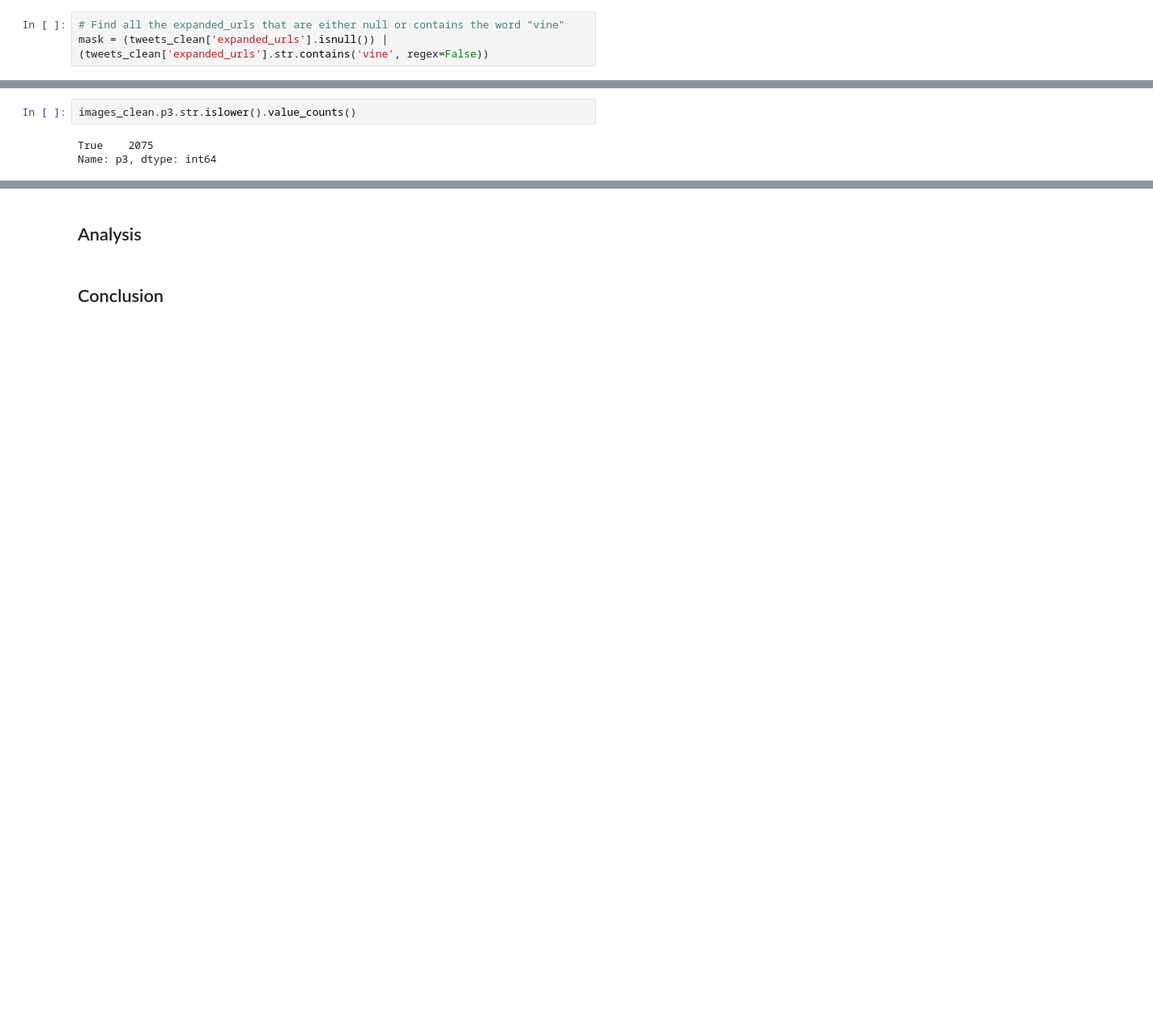
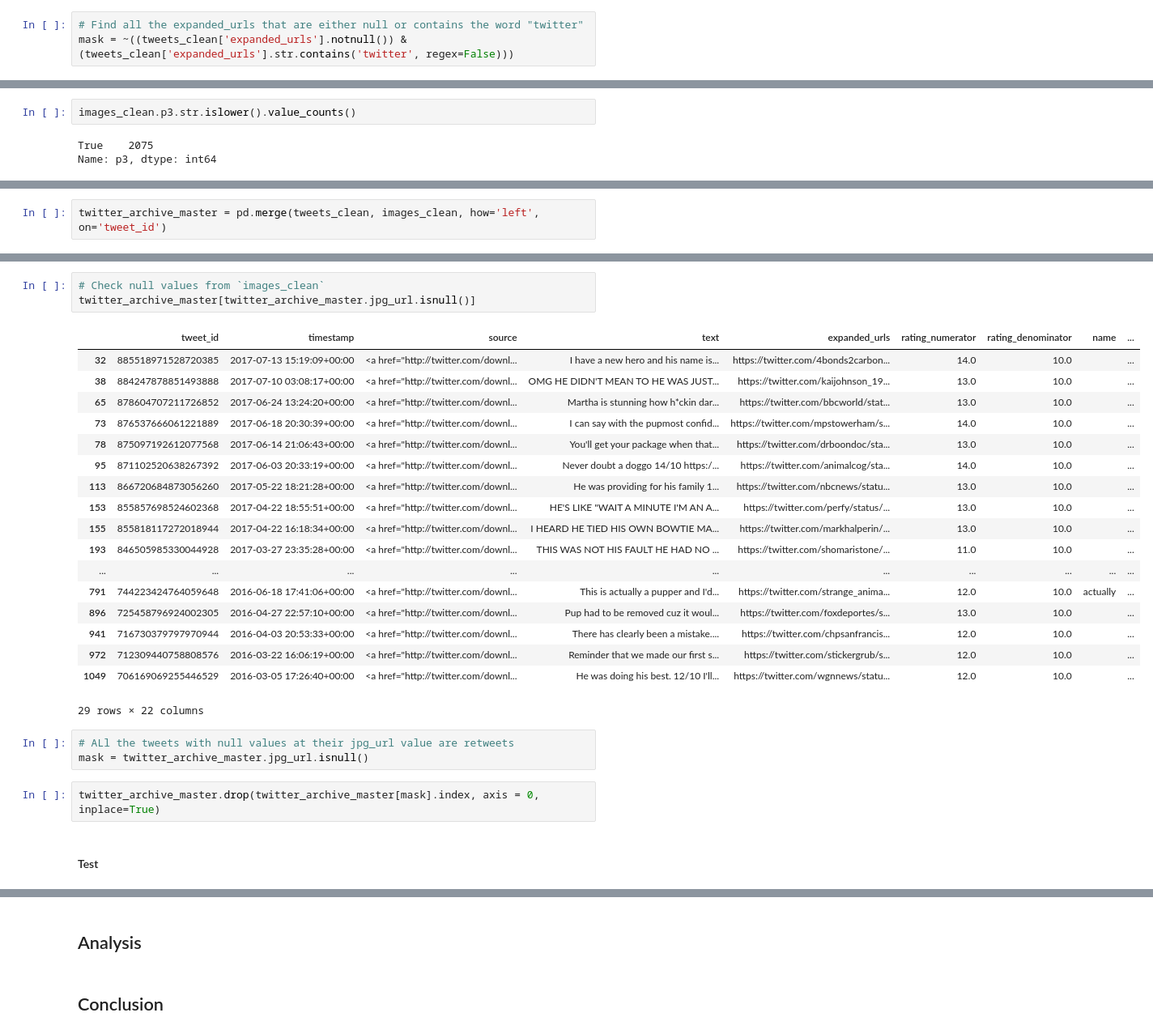
Before and after one commit to leqilu67/datawrangling_weratedogs, a Jupyter notebook: wrangle_act.ipynb, the cells around one changed output, grey strips where cells are left out. Shown at 81% size. Drawn from its saved outputs; the diff is of its cells as text; blank space fills up the shorter version.

Commit message:
Finish cleaning up data and stored master dataframe

```diff
--- a/wrangle_act.ipynb
+++ b/wrangle_act.ipynb
@@ -407,8 +411,8 @@ Remove all tweets without an expanded_urls or expanded_urls contains the word 'v
 
 ##### Code
 # %%
-# Find all the expanded_urls that are either null or contains the word "vine"
-mask = (tweets_clean['expanded_urls'].isnull()) | (tweets_clean['expanded_urls'].str.contains('vine', regex=False))
+# Find all the expanded_urls that are either null or contains the word "twitter"
+mask = ~((tweets_clean['expanded_urls'].notnull()) & (tweets_clean['expanded_urls'].str.contains('twitter', regex=False)))
 # %%
 tweets_clean.drop(tweets_clean[mask].index, axis = 0, inplace=True)
 # %% [markdown]
@@ -827,0 +844,2 @@ Name: p3, dtype: int64
+# %%
+twitter_archive_master = pd.merge(tweets_clean, images_clean, how='left', on='tweet_id')
@@ -827,0 +866,29 @@ Name: p3, dtype: int64
+# %%
+# Check null values from `images_clean`
+twitter_archive_master[twitter_archive_master.jpg_url.isnull()]
+# %% [output]
+|  | tweet_id | timestamp | source | text | expanded_urls | rating_numerator | rating_denominator | name | ... |
+| 32 | 885518971528720385 | 2017-07-13 15:19:09+00:00 | <a href="http://twitter.com/downl... | I have a new hero and his name is... | https://twitter.com/4bonds2carbon... | 14.0 | 10.0 |  | ... |
+| 38 | 884247878851493888 | 2017-07-10 03:08:17+00:00 | <a href="http://twitter.com/downl... | OMG HE DIDN'T MEAN TO HE WAS JUST... | https://twitter.com/kaijohnson_19... | 13.0 | 10.0 |  | ... |
+| 65 | 878604707211726852 | 2017-06-24 13:24:20+00:00 | <a href="http://twitter.com/downl... | Martha is stunning how h*ckin dar... | https://twitter.com/bbcworld/stat... | 13.0 | 10.0 |  | ... |
+| 73 | 876537666061221889 | 2017-06-18 20:30:39+00:00 | <a href="http://twitter.com/downl... | I can say with the pupmost confid... | https://twitter.com/mpstowerham/s... | 14.0 | 10.0 |  | ... |
+| 78 | 875097192612077568 | 2017-06-14 21:06:43+00:00 | <a href="http://twitter.com/downl... | You'll get your package when that... | https://twitter.com/drboondoc/sta... | 13.0 | 10.0 |  | ... |
+| 95 | 871102520638267392 | 2017-06-03 20:33:19+00:00 | <a href="http://twitter.com/downl... | Never doubt a doggo 14/10 https:/... | https://twitter.com/animalcog/sta... | 14.0 | 10.0 |  | ... |
+| 113 | 866720684873056260 | 2017-05-22 18:21:28+00:00 | <a href="http://twitter.com/downl... | He was providing for his family 1... | https://twitter.com/nbcnews/statu... | 13.0 | 10.0 |  | ... |
+| 153 | 855857698524602368 | 2017-04-22 18:55:51+00:00 | <a href="http://twitter.com/downl... | HE'S LIKE "WAIT A MINUTE I'M AN A... | https://twitter.com/perfy/status/... | 13.0 | 10.0 |  | ... |
+| 155 | 855818117272018944 | 2017-04-22 16:18:34+00:00 | <a href="http://twitter.com/downl... | I HEARD HE TIED HIS OWN BOWTIE MA... | https://twitter.com/markhalperin/... | 13.0 | 10.0 |  | ... |
+| 193 | 846505985330044928 | 2017-03-27 23:35:28+00:00 | <a href="http://twitter.com/downl... | THIS WAS NOT HIS FAULT HE HAD NO ... | https://twitter.com/shomaristone/... | 11.0 | 10.0 |  | ... |
+| ... | ... | ... | ... | ... | ... | ... | ... | ... | ... |
+| 791 | 744223424764059648 | 2016-06-18 17:41:06+00:00 | <a href="http://twitter.com/downl... | This is actually a pupper and I'd... | https://twitter.com/strange_anima... | 12.0 | 10.0 | actually | ... |
+| 896 | 725458796924002305 | 2016-04-27 22:57:10+00:00 | <a href="http://twitter.com/downl... | Pup had to be removed cuz it woul... | https://twitter.com/foxdeportes/s... | 13.0 | 10.0 |  | ... |
+| 941 | 716730379797970944 | 2016-04-03 20:53:33+00:00 | <a href="http://twitter.com/downl... | There has clearly been a mistake.... | https://twitter.com/chpsanfrancis... | 12.0 | 10.0 |  | ... |
+| 972 | 712309440758808576 | 2016-03-22 16:06:19+00:00 | <a href="http://twitter.com/downl... | Reminder that we made our first s... | https://twitter.com/stickergrub/s... | 12.0 | 10.0 |  | ... |
+| 1049 | 706169069255446529 | 2016-03-05 17:26:40+00:00 | <a href="http://twitter.com/downl... | He was doing his best. 12/10 I'll... | https://twitter.com/wgnnews/statu... | 12.0 | 10.0 |  | ... |
+29 rows × 22 columns
+# %%
+# ALl the tweets with null values at their jpg_url value are retweets
+mask = twitter_archive_master.jpg_url.isnull()
+# %%
+twitter_archive_master.drop(twitter_archive_master[mask].index, axis = 0, inplace=True)
+# %% [markdown]
+#### Test
```
Also changed, not shown: parts of 27 cells of this notebook, 1 other file.
